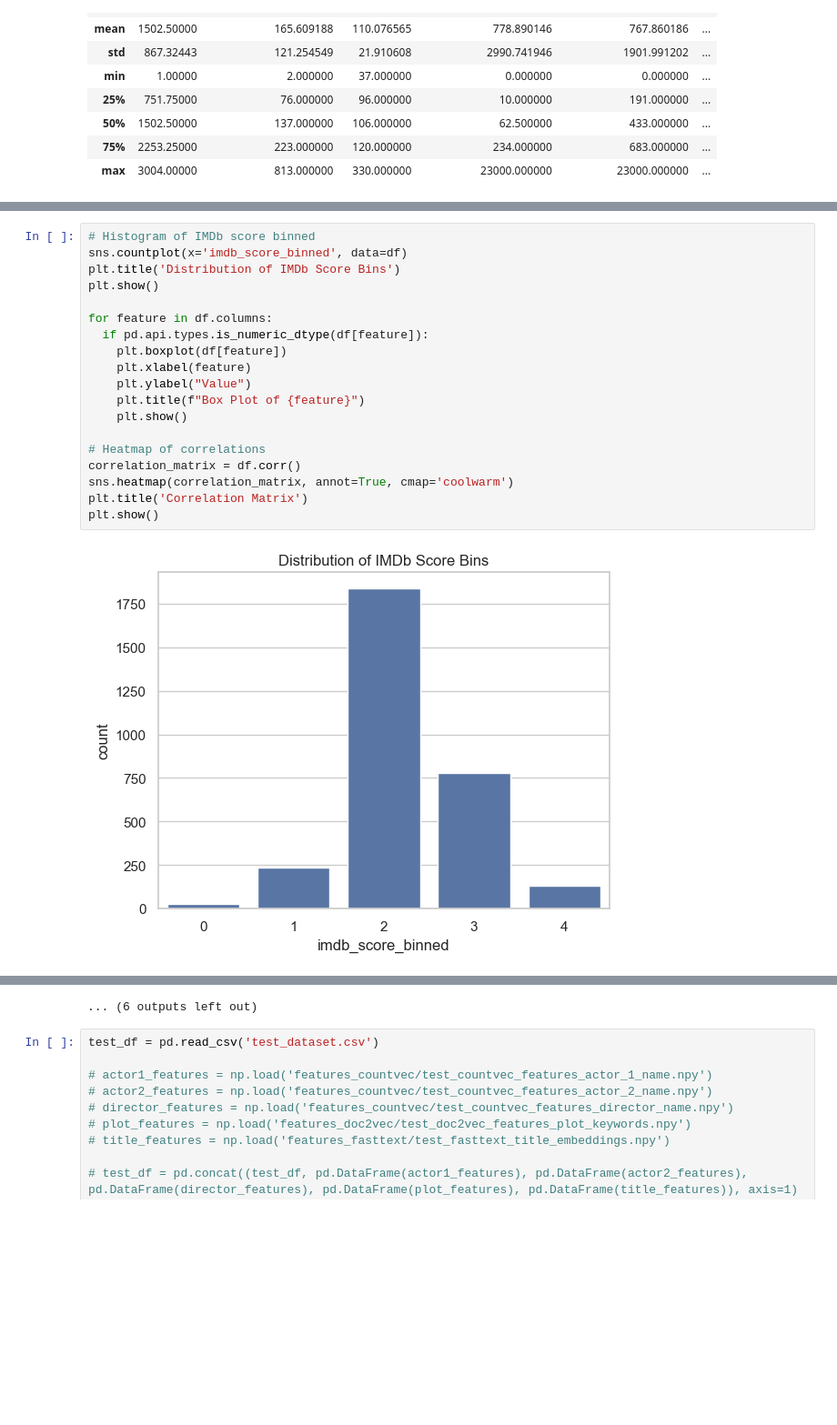
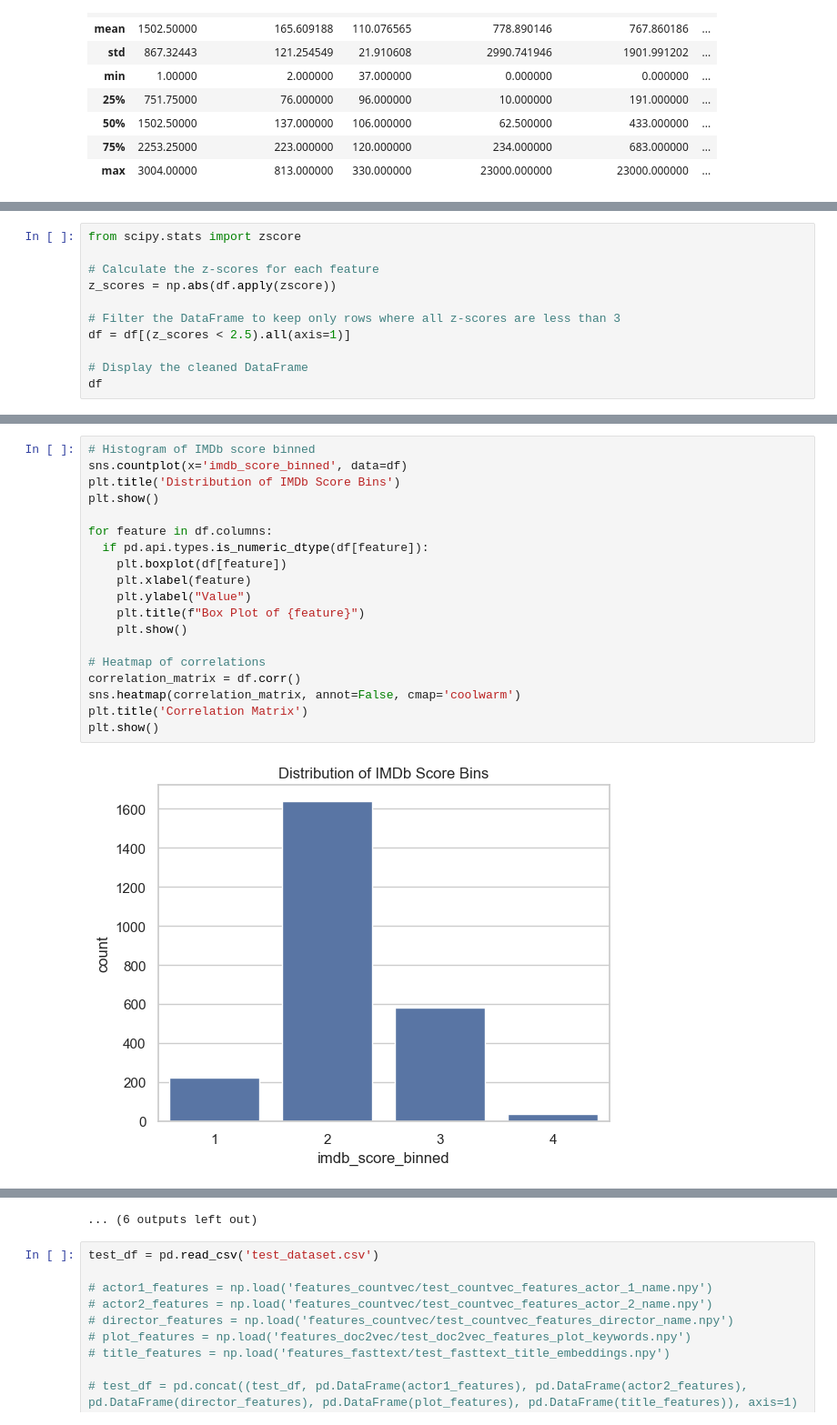
Before and after one commit to jennymai10/movie-rating-prediction, a Jupyter notebook: explore.ipynb, the cells around one changed output, grey strips where cells are left out. Shown at 91% size. Drawn from its saved outputs; the diff is of its cells as text; blank space fills up the shorter version.

```diff
--- a/explore.ipynb
+++ b/explore.ipynb
@@ -120,0 +105,11 @@ plt.show()
+# %%
+from scipy.stats import zscore
+
+# Calculate the z-scores for each feature
+z_scores = np.abs(df.apply(zscore))
+
+# Filter the DataFrame to keep only rows where all z-scores are less than 3
+df = df[(z_scores < 2.5).all(axis=1)]
+
+# Display the cleaned DataFrame
+df
@@ -121,22 +130,22 @@ plt.show()
 # %%
 # Histogram of IMDb score binned
 sns.countplot(x='imdb_score_binned', data=df)
 plt.title('Distribution of IMDb Score Bins')
 plt.show()
 
 for feature in df.columns:
   if pd.api.types.is_numeric_dtype(df[feature]):
     plt.boxplot(df[feature])
     plt.xlabel(feature)
     plt.ylabel("Value")
     plt.title(f"Box Plot of {feature}")
     plt.show()
 
 # Heatmap of correlations
 correlation_matrix = df.corr()
-sns.heatmap(correlation_matrix, annot=True, cmap='coolwarm')
+sns.heatmap(correlation_matrix, annot=False, cmap='coolwarm')
 plt.title('Correlation Matrix')
 plt.show()
 # %% [output]
-[figure, old version]
+[figure, new version]
 [figure]
```
Also changed, not shown: parts of 17 cells of this notebook.
